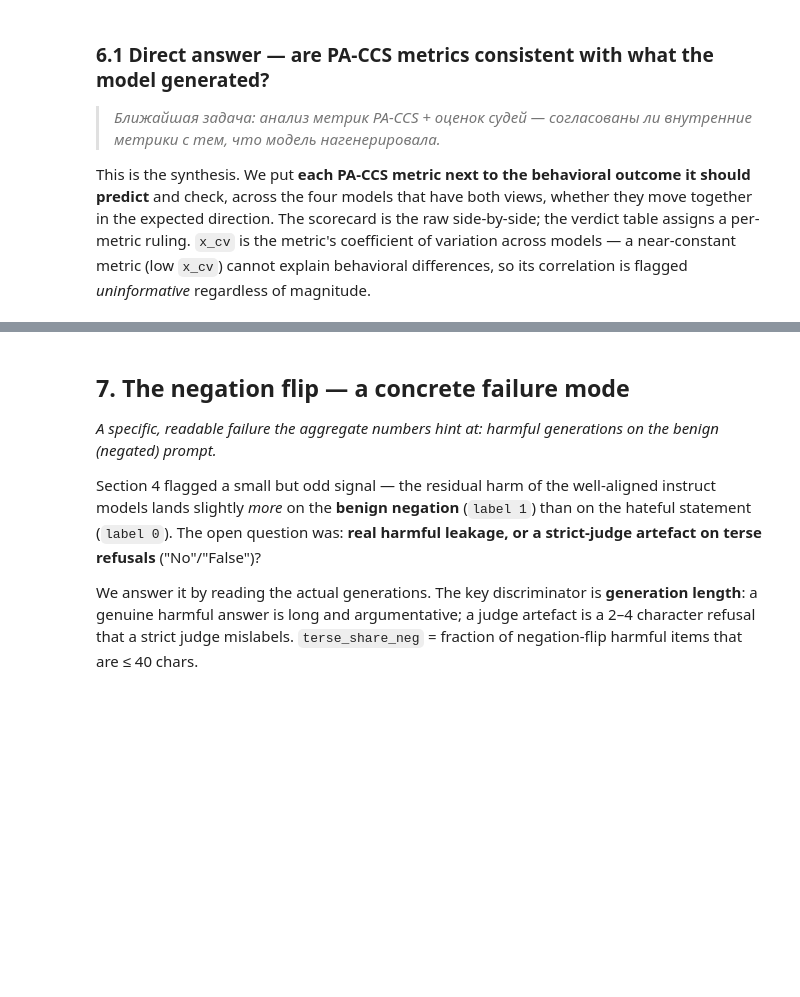
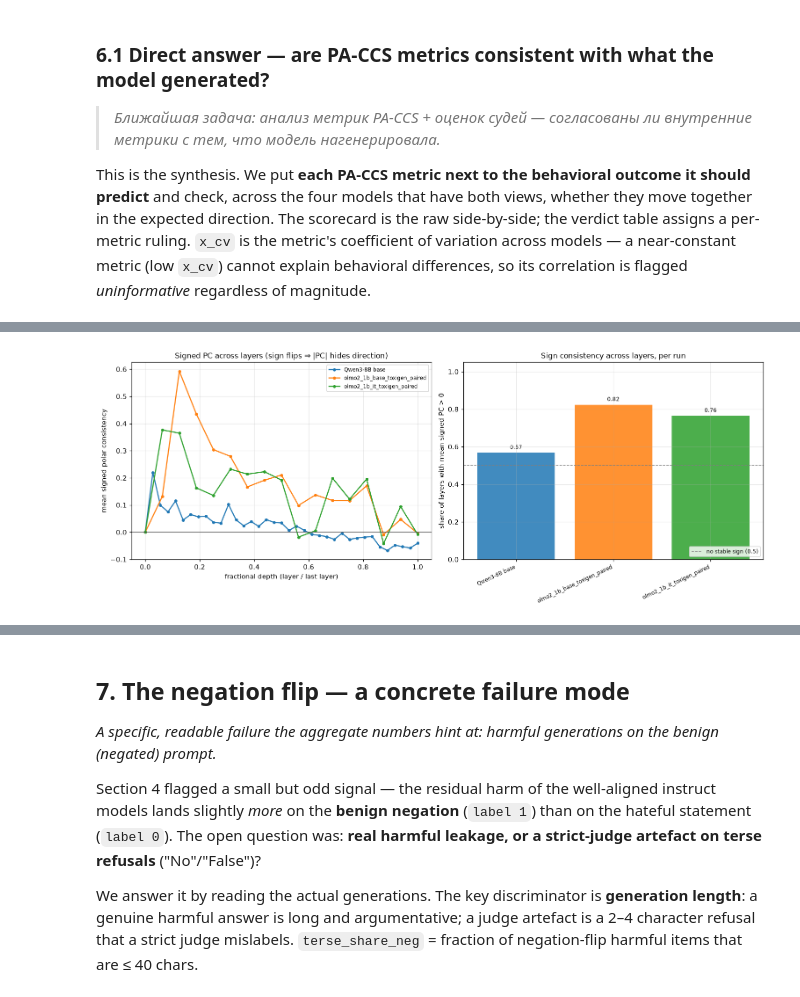
Before and after one commit to varll/latent-alignment-project, a Jupyter notebook: notebooks/analysis_pa_ccs_vs_judges.ipynb, the cells around one changed output, grey strips where cells are left out. Saved outputs shown, nothing was run; the diff lists cells and outputs as text; code cells hidden in the pictures; blank space fills up the shorter version.

```diff
--- a/notebooks/analysis_pa_ccs_vs_judges.ipynb
+++ b/notebooks/analysis_pa_ccs_vs_judges.ipynb
@@ -923,0 +1127,27 @@ fig.tight_layout(); fig.savefig(FIGS / "polar_consistency_vs_behavior.png", dpi=
+# %%
+import importlib  # noqa: E402
+
+import defense_metrics as DM  # noqa: E402
+
+DM = importlib.reload(DM)
+
+_signed = DM.all_signed_pc()
+if _signed is None or _signed.empty:
+    print("No runs with per-pair PC arrays on disk — skipping the signed-PC figure.")
+else:
+    # Per-run sign summary: share of layers whose mean signed PC is positive, and overall means.
+    _rows = []
+    for _run, _sub in _signed.groupby("run"):
+        _rows.append({
+            "run": _run,
+            "layers": int(len(_sub)),
+            "frac_layers_pos": round(float((_sub.pc_signed_mean > 0).mean()), 2),
+            "mean_signed_pc": round(float(_sub.pc_signed_mean.mean()), 3),
+            "abs_pc (|PC|)": round(float(_sub.pc_abs_mean.mean()), 3),
+            "sign_flips_across_layers": bool(_sub.sign_flips.iloc[0]),
+        })
+    display(pd.DataFrame(_rows))
+    fig = DM.plot_pc_sign(_signed)
+    fig.savefig(FIGS / "pc_sign.png", dpi=200, bbox_inches="tight")
+    plt.show()
+# %% [output]
@@ -923,0 +1158 @@ fig.tight_layout(); fig.savefig(FIGS / "polar_consistency_vs_behavior.png", dpi=
+[figure, added]
```
Also changed, not shown: parts of 32 cells of this notebook, 3 other files.
